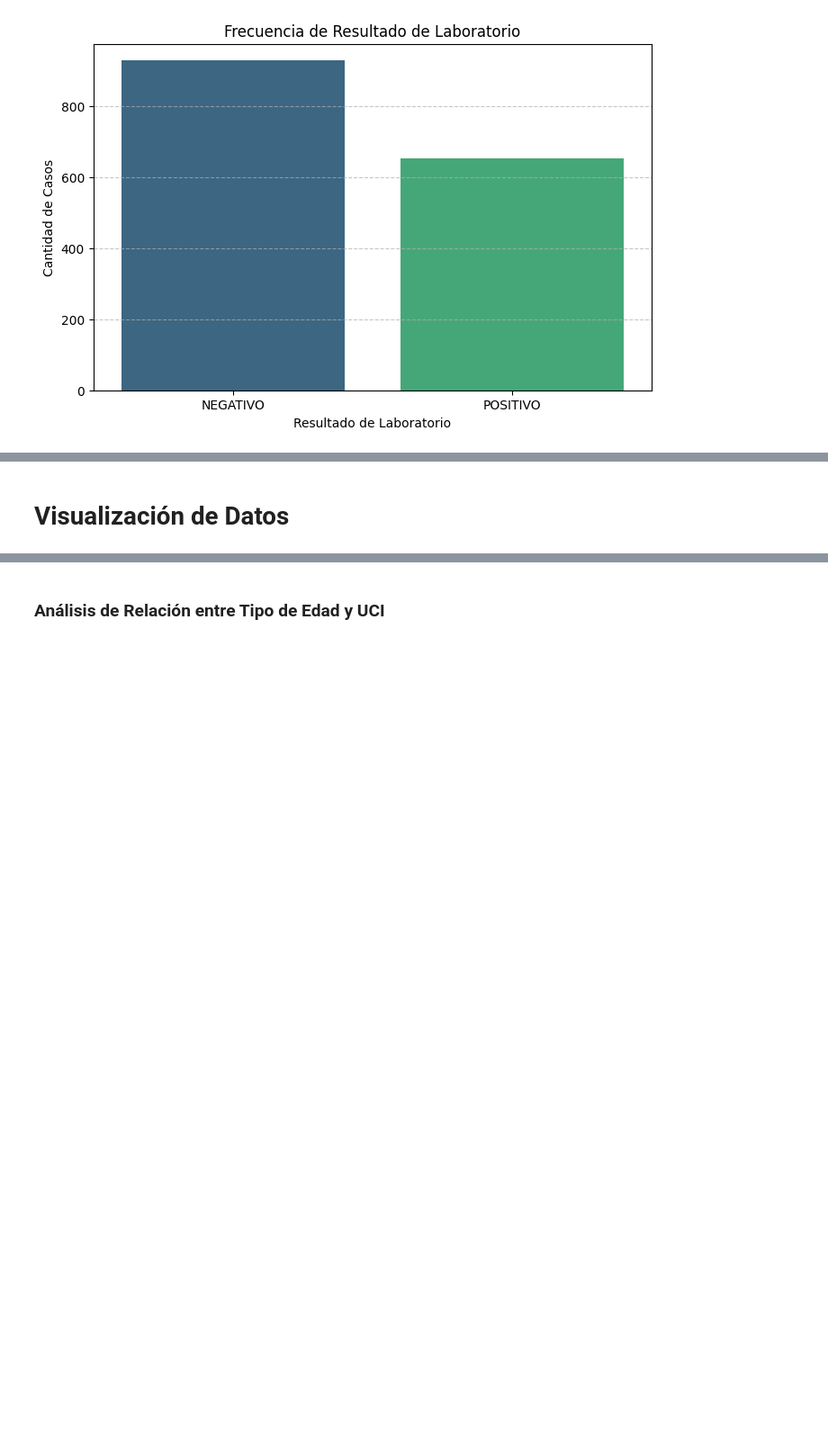
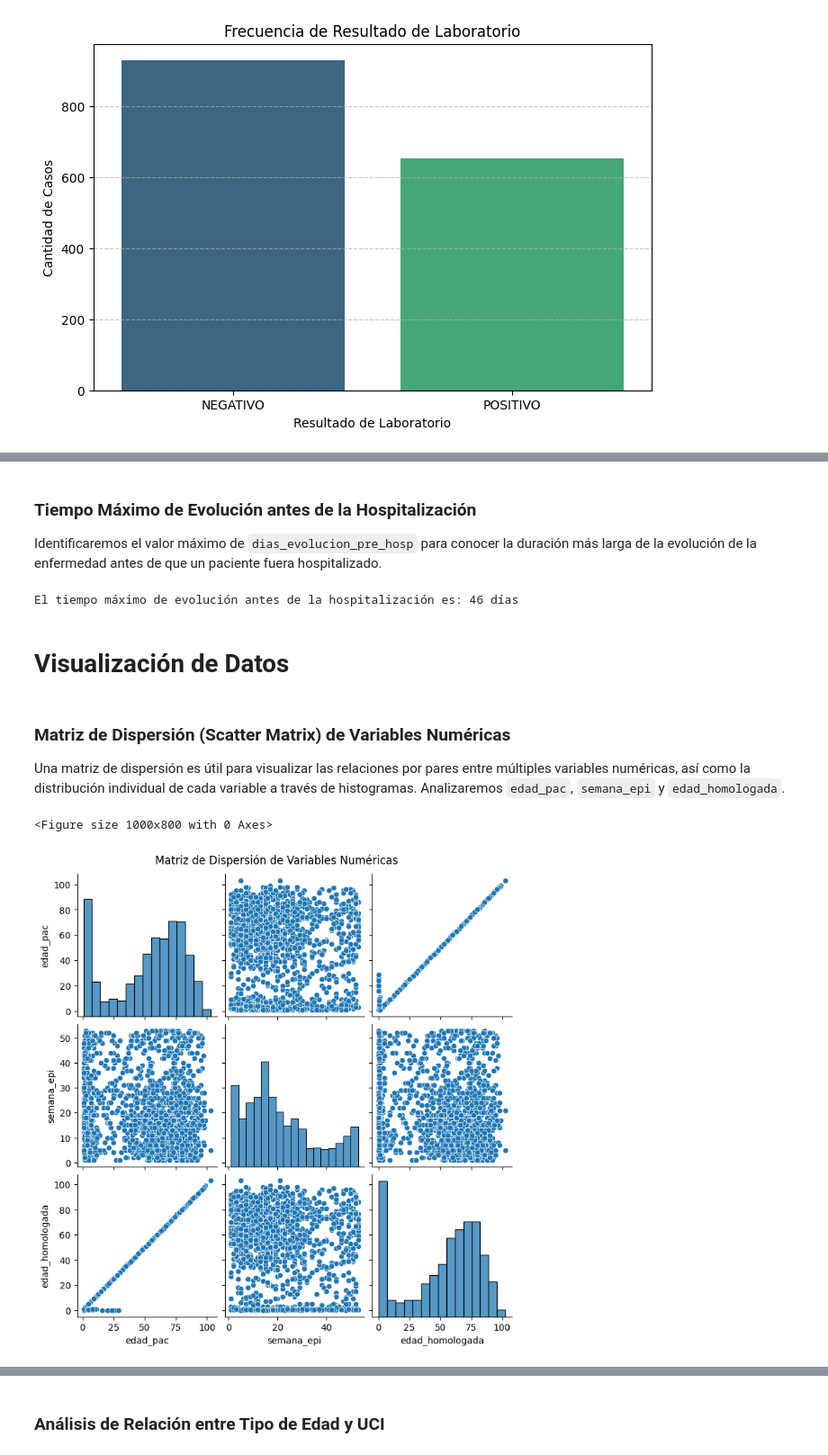
Before and after one commit to monikabenavides/MaestriaUHE, a Jupyter notebook: Actividad1.ipynb, the cells around one changed output, grey strips where cells are left out. Shown at 90% size. Cells and saved outputs as stored; diff of their text form; code cells hidden in the pictures; blank space fills up the shorter version.

```diff
--- a/Actividad1.ipynb
+++ b/Actividad1.ipynb
@@ -204,0 +229,9 @@ Se han eliminado 0 filas duplicadas.
+# %%
+print(f"Número de registros con 'dias_evolucion_pre_hosp' negativos antes de la corrección: {df[df['dias_evolucion_pre_hosp'] < 0].shape[0]}")
+
+df.loc[df['dias_evolucion_pre_hosp'] < 0, 'dias_evolucion_pre_hosp'] = 0
+
+print(f"Número de registros con 'dias_evolucion_pre_hosp' negativos después de la corrección: {df[df['dias_evolucion_pre_hosp'] < 0].shape[0]}")
+
+print("Primeras 10 filas con 'dias_evolucion_pre_hosp' después de la corrección (mostrando registros previamente negativos):")
+display(df[df['dias_evolucion_pre_hosp'] == 0][['fecha_hospitalizacion', 'inicio_fiebre', 'dias_evolucion_pre_hosp']].head(10))
@@ -590,0 +704,11 @@ plt.show()
+# %%
+# Convertir las columnas a formato datetime si no lo están ya
+df['fecha_hospitalizacion'] = pd.to_datetime(df['fecha_hospitalizacion'], dayfirst=True, errors='coerce')
+df['inicio_fiebre'] = pd.to_datetime(df['inicio_fiebre'], dayfirst=True, errors='coerce')
+
+# Calcular la diferencia en días y manejar valores negativos usando assign
+df = df.assign(dias_evolucion_pre_hosp=lambda x: (x['fecha_hospitalizacion'] - x['inicio_fiebre']).dt.days)
+df.loc[df['dias_evolucion_pre_hosp'] < 0, 'dias_evolucion_pre_hosp'] = 0
+
+print("Primeras 5 filas con la nueva variable 'dias_evolucion_pre_hosp' (usando assign):")
+display(df[['fecha_hospitalizacion', 'inicio_fiebre', 'dias_evolucion_pre_hosp']].head())
@@ -591,2 +723,30 @@ plt.show()
+# %% [markdown]
+### Tiempo Máximo de Evolución antes de la Hospitalización
+
+Identificaremos el valor máximo de `dias_evolucion_pre_hosp` para conocer la duración más larga de la evolución de la enfermedad antes de que un paciente fuera hospitalizado.
+# %%
+max_dias_evolucion = df['dias_evolucion_pre_hosp'].max()
+print(f"El tiempo máximo de evolución antes de la hospitalización es: {max_dias_evolucion} días")
+# %% [output]
+El tiempo máximo de evolución antes de la hospitalización es: 46 días
 # %% [markdown]
 # Visualización de Datos
+# %% [markdown]
+### Matriz de Dispersión (Scatter Matrix) de Variables Numéricas
+
+Una matriz de dispersión es útil para visualizar las relaciones por pares entre múltiples variables numéricas, así como la distribución individual de cada variable a través de histogramas. Analizaremos `edad_pac`, `semana_epi` y `edad_homologada`.
+# %%
+import matplotlib.pyplot as plt
+import seaborn as sns
+
+# Seleccionar las variables numéricas relevantes para el pairplot
+numerical_features = ['edad_pac', 'semana_epi', 'edad_homologada']
+
+# Crear el Pair Plot
+plt.figure(figsize=(10, 8))
+sns.pairplot(df[numerical_features])
+plt.suptitle('Matriz de Dispersión de Variables Numéricas', y=1.02) # Ajustar el título para que no se solape
+plt.show()
+# %% [output]
+<Figure size 1000x800 with 0 Axes>
+[figure, added]
```
Also changed, not shown: parts of 24 cells of this notebook.
